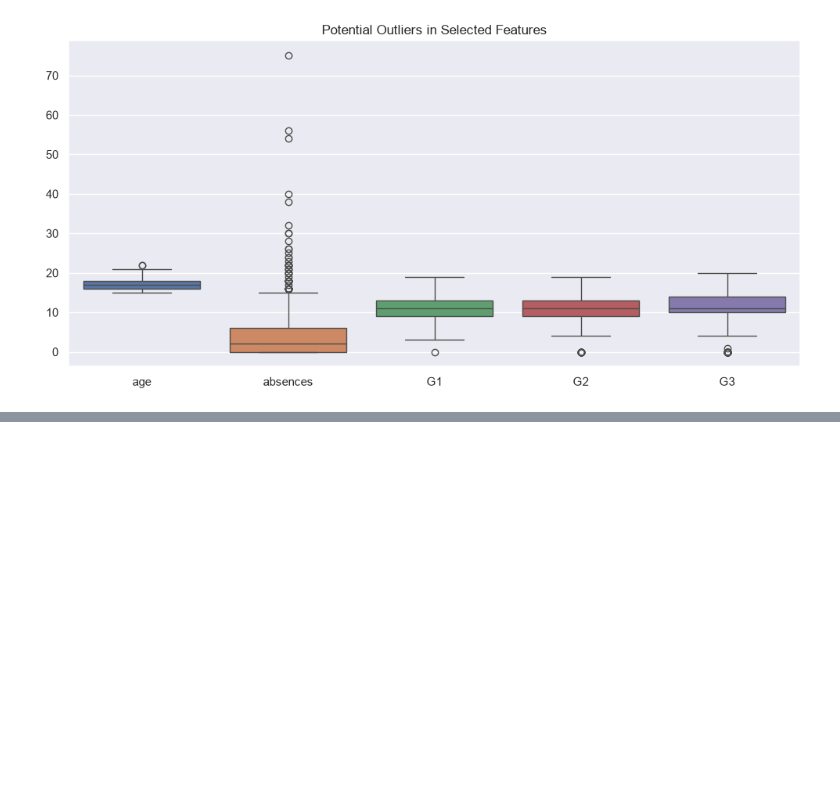
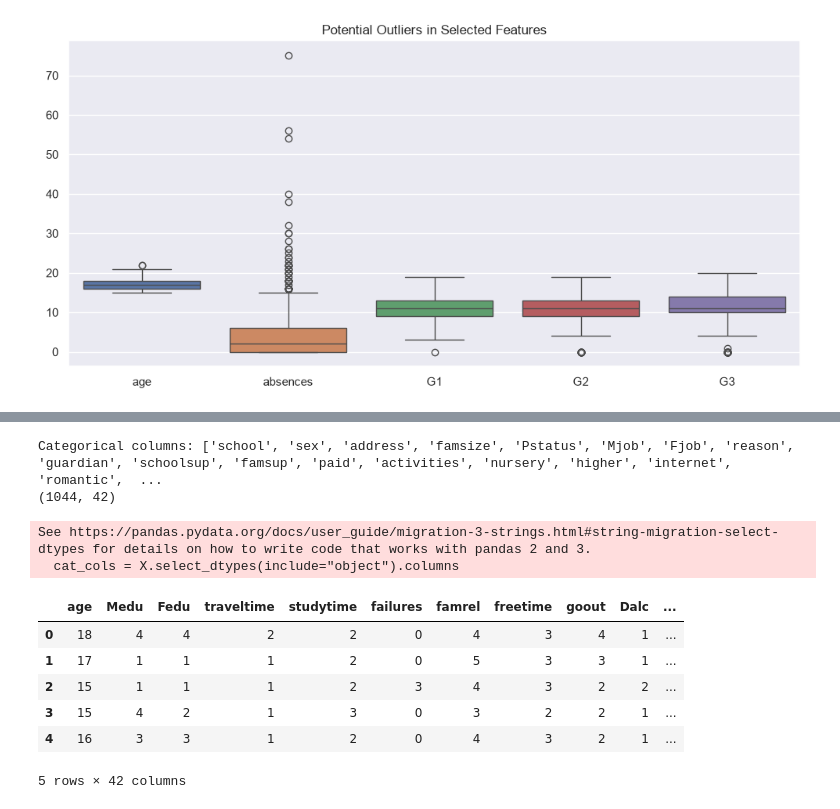
Before and after one commit to Sohan-grg/credit-card-fraud-detection, a Jupyter notebook: Project-02/notebook/Student.ipynb, the cells around one changed output, grey strips where cells are left out. Saved outputs shown, nothing was run; the diff lists cells and outputs as text; code cells hidden in the pictures; blank space fills up the shorter version.

Commit message:
Select input features, target variable and encode categorical columns

```diff
--- a/Project-02/notebook/Student.ipynb
+++ b/Project-02/notebook/Student.ipynb
@@ -221,3 +222,32 @@ G1: 1 potential outlier rows (lower=3.00, upper=19.00)
 G2: 20 potential outlier rows (lower=3.00, upper=19.00)
 G3: 54 potential outlier rows (lower=4.00, upper=20.00)
 [figure]
+# %%
+target = "G3"
+
+selected_features = [
+    "age",
+    "studytime",
+    "failures",
+    "absences",
+    "schoolsup",
+    "famsup",
+    "internet",
+    "activities",
+    "higher",
+    "romantic",
+    "health",
+    "goout",
+    "Dalc",
+    "Walc"
+]
+
+X = df[selected_features].copy()
+y = df[target].copy()
+
+print("\n--- Selected Input Features ---")
+print(X.columns.tolist())
+
+print("\nTarget variable:", target)
+print("Feature matrix shape:", X.shape)
+print("Target shape:", y.shape)
@@ -223,0 +274,19 @@ G3: 54 potential outlier rows (lower=4.00, upper=20.00)
+# %%
+cat_cols = X.select_dtypes(include="object").columns
+print("Categorical columns:", list(cat_cols))
+
+X_encoded = pd.get_dummies(X, columns=cat_cols, drop_first=True, dtype=int)
+print(X_encoded.shape)
+X_encoded.head()
+# %% [output]
+Categorical columns: ['school', 'sex', 'address', 'famsize', 'Pstatus', 'Mjob', 'Fjob', 'reason', 'guardian', 'schoolsup', 'famsup', 'paid', 'activities', 'nursery', 'higher', 'internet', 'romantic',  ...
+(1044, 42)
+See https://pandas.pydata.org/docs/user_guide/migration-3-strings.html#string-migration-select-dtypes for details on how to write code that works with pandas 2 and 3.
+  cat_cols = X.select_dtypes(include="object").columns
+|  | age | Medu | Fedu | traveltime | studytime | failures | famrel | freetime | goout | Dalc | ... |
+| 0 | 18 | 4 | 4 | 2 | 2 | 0 | 4 | 3 | 4 | 1 | ... |
+| 1 | 17 | 1 | 1 | 1 | 2 | 0 | 5 | 3 | 3 | 1 | ... |
+| 2 | 15 | 1 | 1 | 1 | 2 | 3 | 4 | 3 | 2 | 2 | ... |
+| 3 | 15 | 4 | 2 | 1 | 3 | 0 | 3 | 2 | 2 | 1 | ... |
+| 4 | 16 | 3 | 3 | 1 | 2 | 0 | 4 | 3 | 2 | 1 | ... |
+5 rows × 42 columns
```
Also changed, not shown: parts of 3 cells of this notebook.
